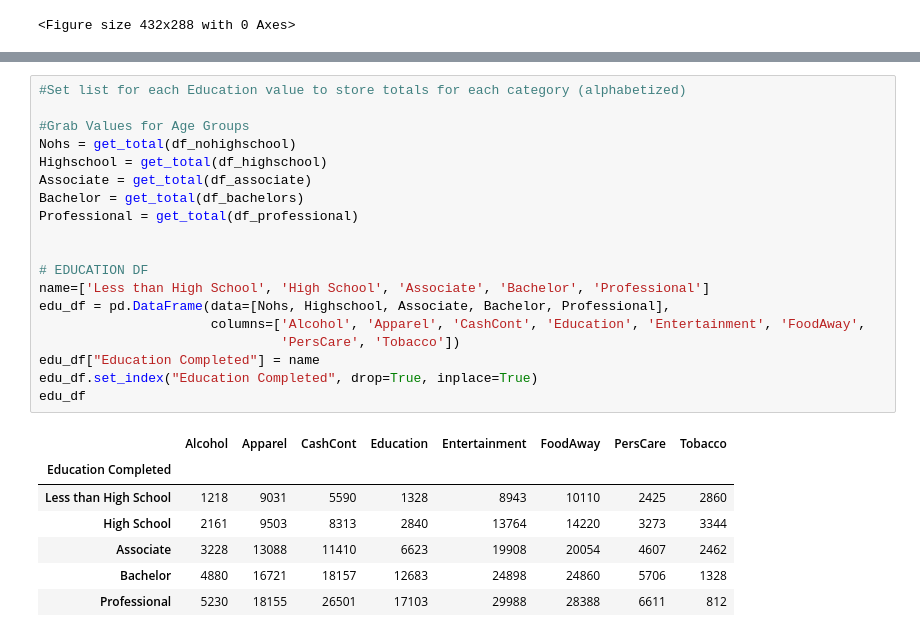
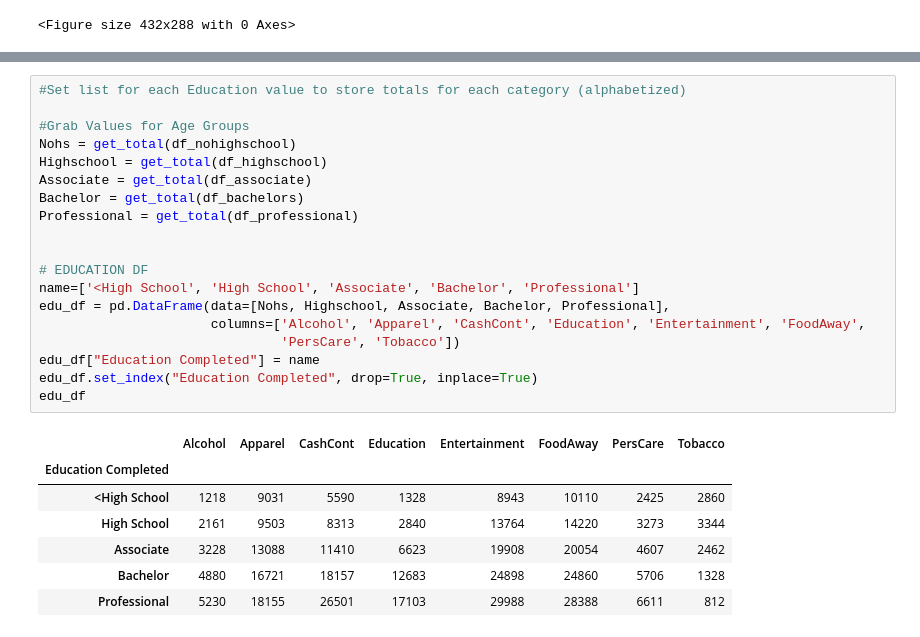
Before and after one commit to joshcoronel/discretionary-spending, a Jupyter notebook: Project_1_main.ipynb, the cells around one changed output, grey strips where cells are left out. Drawn from its saved outputs; the diff is of its cells as text.

```diff
--- a/Project_1_main.ipynb
+++ b/Project_1_main.ipynb
@@ -712,26 +712,26 @@ df_professional = json_df(professional_dict)
 # %%
 #Set list for each Education value to store totals for each category (alphabetized)
 
 #Grab Values for Age Groups
 Nohs = get_total(df_nohighschool)
 Highschool = get_total(df_highschool)
 Associate = get_total(df_associate)
 Bachelor = get_total(df_bachelors)
 Professional = get_total(df_professional)
 
 
 # EDUCATION DF
-name=['Less than High School', 'High School', 'Associate', 'Bachelor', 'Professional']
+name=['<High School', 'High School', 'Associate', 'Bachelor', 'Professional']
 edu_df = pd.DataFrame(data=[Nohs, Highschool, Associate, Bachelor, Professional],
                       columns=['Alcohol', 'Apparel', 'CashCont', 'Education', 'Entertainment', 'FoodAway',
                                'PersCare', 'Tobacco'])
 edu_df["Education Completed"] = name
 edu_df.set_index("Education Completed", drop=True, inplace=True)
 edu_df
 # %% [output]
 |  | Alcohol | Apparel | CashCont | Education | Entertainment | FoodAway | PersCare | Tobacco |
 | Education Completed |  |  |  |  |  |  |  |  |
-| Less than High School | 1218 | 9031 | 5590 | 1328 | 8943 | 10110 | 2425 | 2860 |
+| <High School | 1218 | 9031 | 5590 | 1328 | 8943 | 10110 | 2425 | 2860 |
 | High School | 2161 | 9503 | 8313 | 2840 | 13764 | 14220 | 3273 | 3344 |
 | Associate | 3228 | 13088 | 11410 | 6623 | 19908 | 20054 | 4607 | 2462 |
 | Bachelor | 4880 | 16721 | 18157 | 12683 | 24898 | 24860 | 5706 | 1328 |
```
Also changed, not shown: parts of 6 cells of this notebook.
